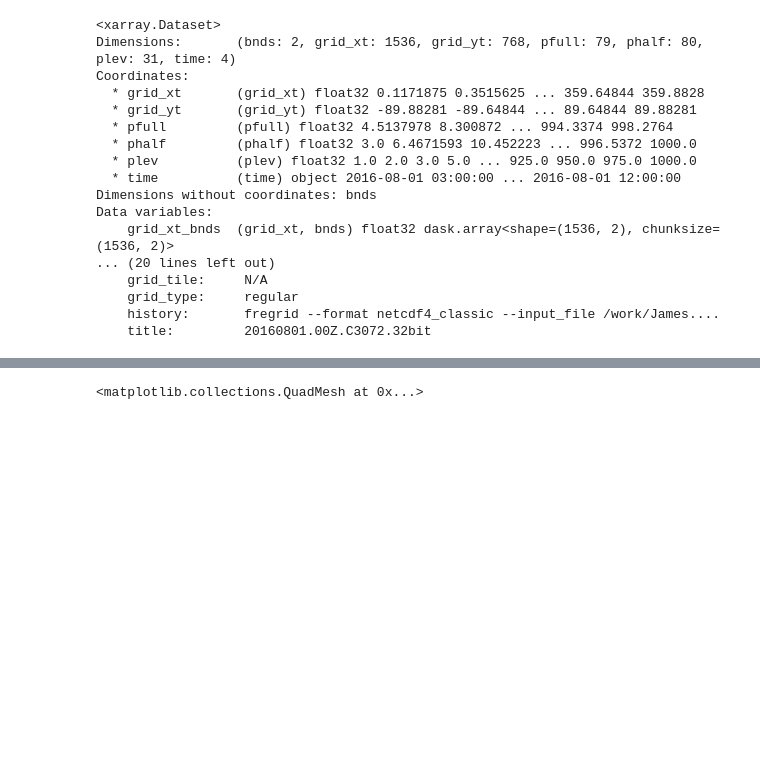
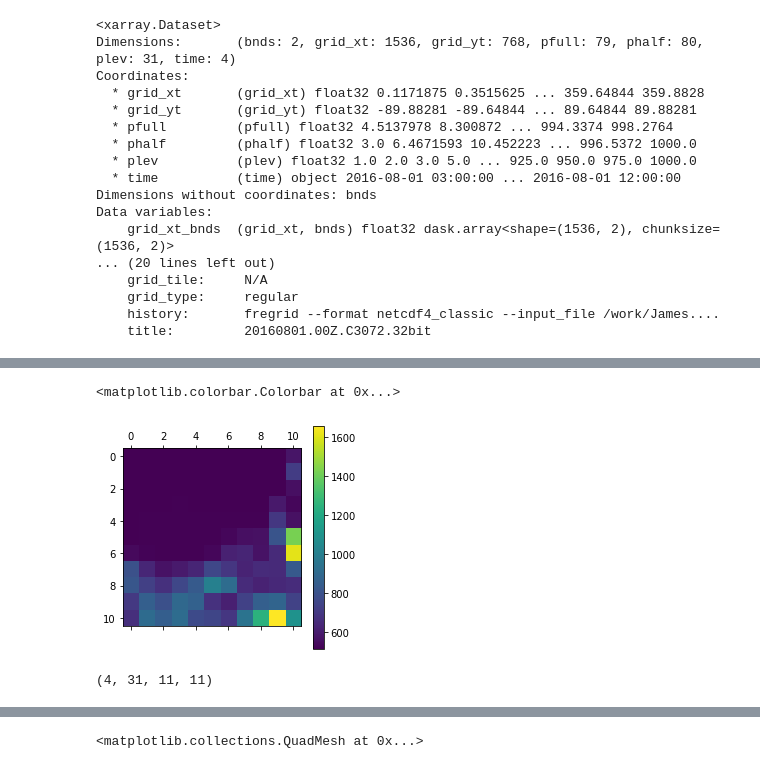
Before and after one commit to ai2cm/fv3net, a Jupyter notebook: notebooks/Stephans-Notebooks/2.2-Interpolation.ipynb, the cells around one changed output, grey strips where cells are left out. Saved outputs shown, nothing was run; the diff lists cells and outputs as text; code cells hidden in the pictures; blank space fills up the shorter version.

```diff
--- a/notebooks/Stephans-Notebooks/2.2-Interpolation.ipynb
+++ b/notebooks/Stephans-Notebooks/2.2-Interpolation.ipynb
@@ -45,0 +96,18 @@ data_3d_small = data_3d_re.sel(lat=slice(0, 10), lon=slice(0,10))
+# %%
+pres, sigma = xr.broadcast(data_3d_small.pres, data_3d_small.pfull)
+plev = data_3d_small.plev.values
+z = np.linspace(0, 30e3, 50)
+
+model_coords_at_plev = np.asarray(interpolate_1d(plev, pres.values/100, sigma, axis=1))
+
+
+def interp_pres_to_height(T):
+# interpoloate sclalar on plev
+    return np.asarray(interpolate_1d(z, data_3d_small.h_plev.values, T, axis=1))
+
+# interpolate w onto pressure
+w_pres = np.asarray(interpolate_1d(plev, data_3d_small.pres.values, data_3d_small.w.values, axis=1))
+
+w_z = interp_pres_to_height(w_pres)
+# %%
+z_at_model_levels = interpolate_1d(data_3d_small.pfull, model_coords_at_plev, data_3d_small.h_plev, axis=1)
@@ -45,0 +140,10 @@ data_3d_small = data_3d_re.sel(lat=slice(0, 10), lon=slice(0,10))
+# %%
+plt.matshow(z_at_model_levels[0, -9])
+plt.colorbar()
+# %% [output]
+<matplotlib.colorbar.Colorbar at 0x...>
+[figure, added]
+# %%
+model_coords_at_plev.shape
+# %% [output]
+(4, 31, 11, 11)
```
Also changed, not shown: parts of 16 cells of this notebook.
